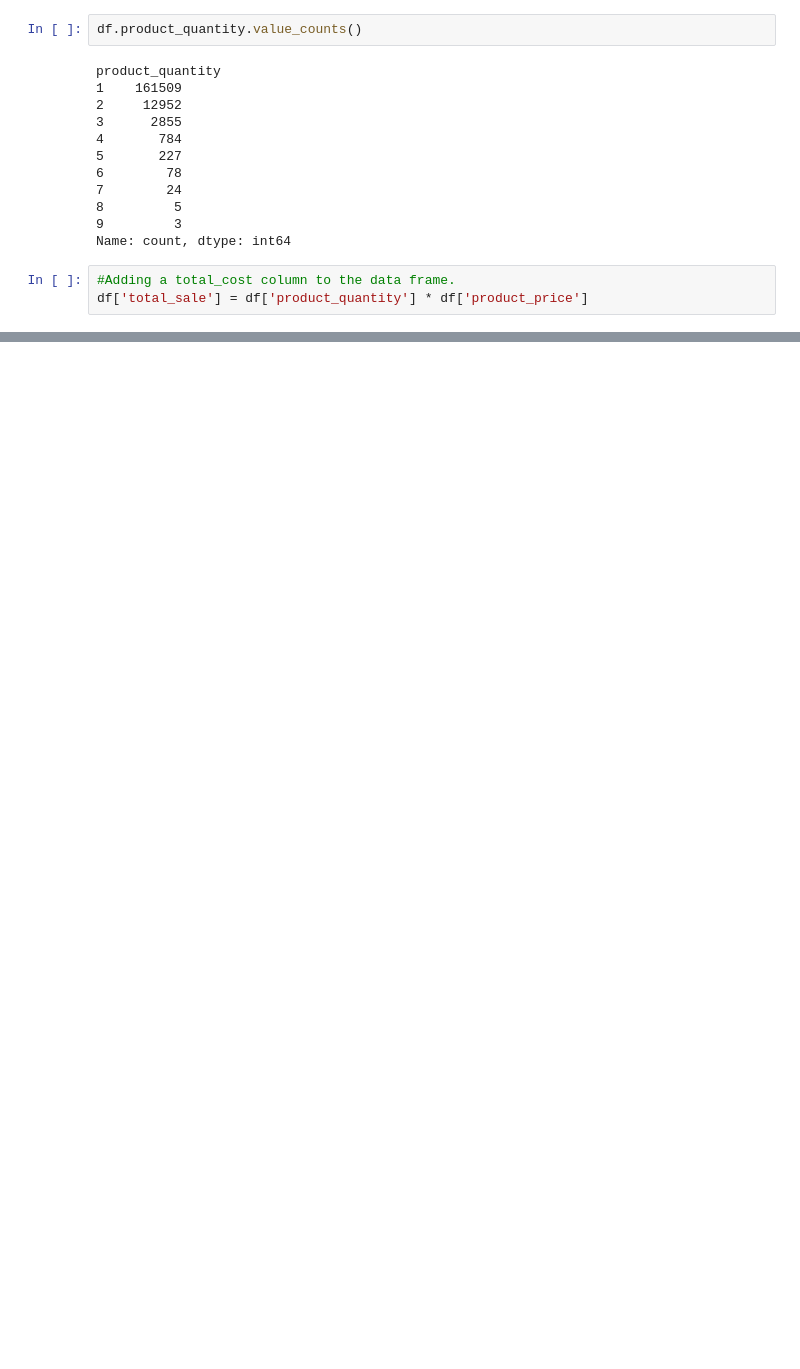
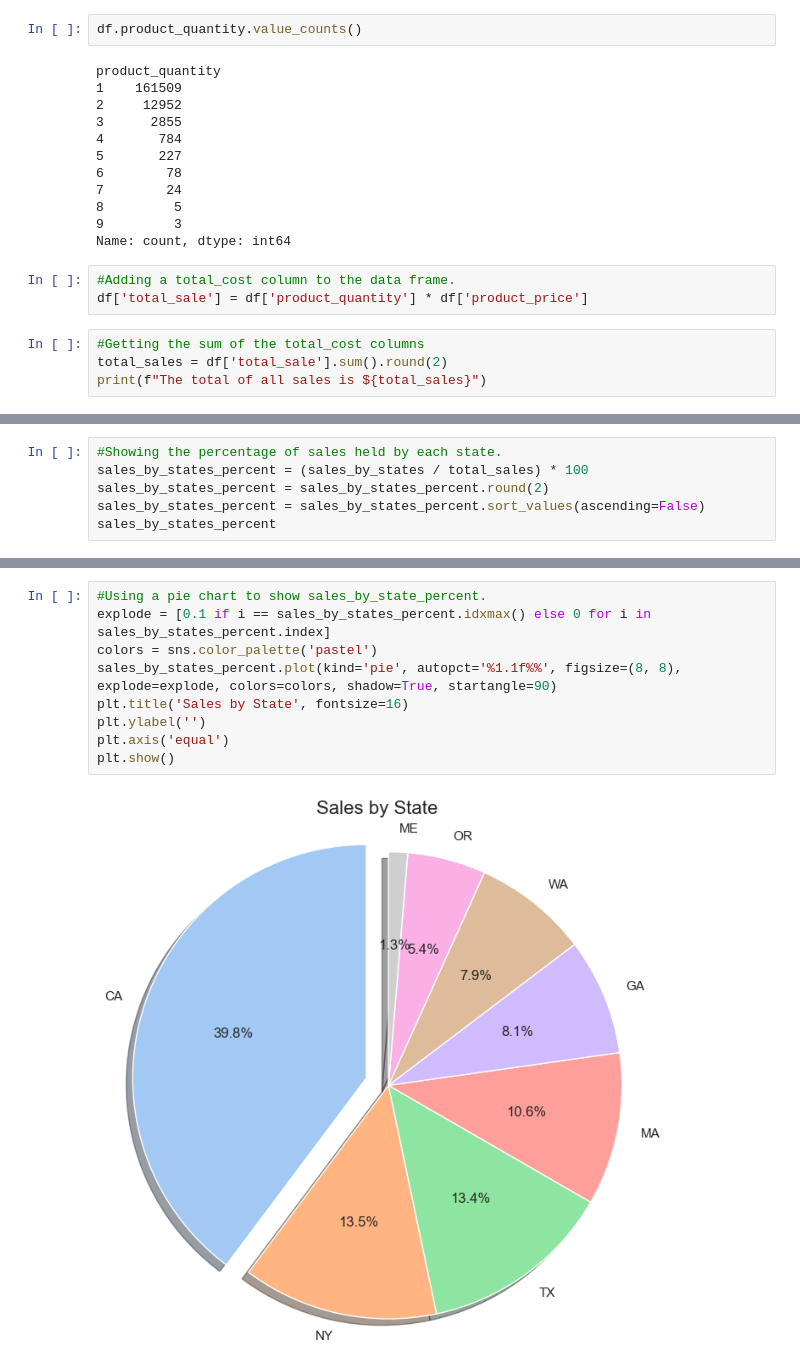
Before and after one commit to DerekNoe/Data_CapStone, a Jupyter notebook: Sales_Data.ipynb, the cells around one changed output, grey strips where cells are left out. Cells and saved outputs as stored; diff of their text form; blank space fills up the shorter version.

```diff
--- a/Sales_Data.ipynb
+++ b/Sales_Data.ipynb
@@ -226,3 +238,7 @@ Name: count, dtype: int64
 # %%
 #Adding a total_cost column to the data frame.
 df['total_sale'] = df['product_quantity'] * df['product_price']
+# %%
+#Getting the sum of the total_cost columns
+total_sales = df['total_sale'].sum().round(2)
+print(f"The total of all sales is ${total_sales}")
@@ -228,0 +273,6 @@ df['total_sale'] = df['product_quantity'] * df['product_price']
+# %%
+#Showing the percentage of sales held by each state.
+sales_by_states_percent = (sales_by_states / total_sales) * 100
+sales_by_states_percent = sales_by_states_percent.round(2)
+sales_by_states_percent = sales_by_states_percent.sort_values(ascending=False)
+sales_by_states_percent
@@ -228,0 +290,11 @@ df['total_sale'] = df['product_quantity'] * df['product_price']
+# %%
+#Using a pie chart to show sales_by_state_percent.
+explode = [0.1 if i == sales_by_states_percent.idxmax() else 0 for i in sales_by_states_percent.index]
+colors = sns.color_palette('pastel')
+sales_by_states_percent.plot(kind='pie', autopct='%1.1f%%', figsize=(8, 8), explode=explode, colors=colors, shadow=True, startangle=90)
+plt.title('Sales by State', fontsize=16)
+plt.ylabel('')
+plt.axis('equal')
+plt.show()
+# %% [output]
+[figure, added]
```
Also changed, not shown: parts of 29 cells of this notebook.
